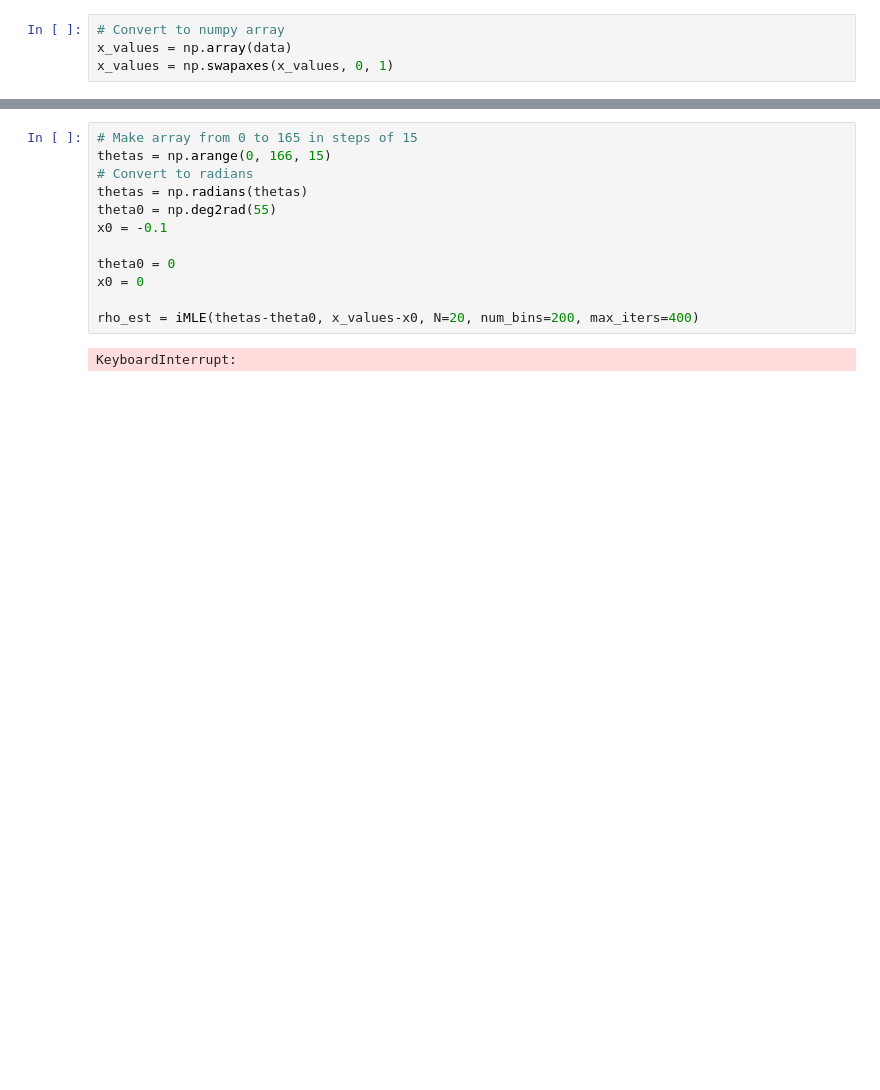
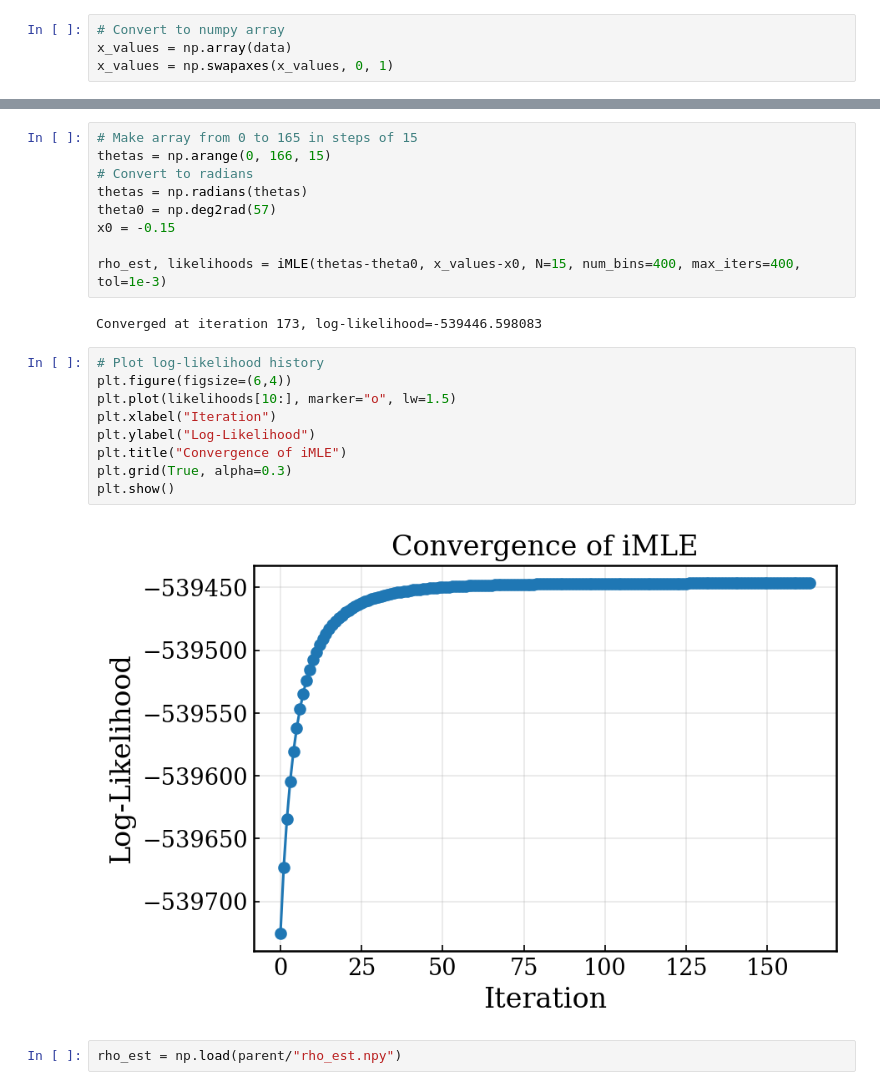
Before and after one commit to ThomasRavnborg/Homodyne-Tomography, a Jupyter notebook: code/MLE.ipynb, the cells around one changed output, grey strips where cells are left out. Saved outputs shown, nothing was run; the diff lists cells and outputs as text; blank space fills up the shorter version.

```diff
--- a/code/MLE.ipynb
+++ b/code/MLE.ipynb
@@ -119,12 +119,22 @@ from WignerDensity import rho_to_Wigner, Wigner_to_rho
 thetas = np.arange(0, 166, 15)
 # Convert to radians
 thetas = np.radians(thetas)
-theta0 = np.deg2rad(55)
-x0 = -0.1
+theta0 = np.deg2rad(57)
+x0 = -0.15
 
-theta0 = 0
-x0 = 0
-
-rho_est = iMLE(thetas-theta0, x_values-x0, N=20, num_bins=200, max_iters=400)
+rho_est, likelihoods = iMLE(thetas-theta0, x_values-x0, N=15, num_bins=400, max_iters=400, tol=1e-3)
 # %% [output]
-KeyboardInterrupt:
+Converged at iteration 173, log-likelihood=-539446.598083
+# %%
+# Plot log-likelihood history
+plt.figure(figsize=(6,4))
+plt.plot(likelihoods[10:], marker="o", lw=1.5)
+plt.xlabel("Iteration")
+plt.ylabel("Log-Likelihood")
+plt.title("Convergence of iMLE")
+plt.grid(True, alpha=0.3)
+plt.show()
+# %% [output]
+[figure, added]
+# %%
+rho_est = np.load(parent/"rho_est.npy")
```
Also changed, not shown: parts of 15 cells of this notebook, 4 other files.
